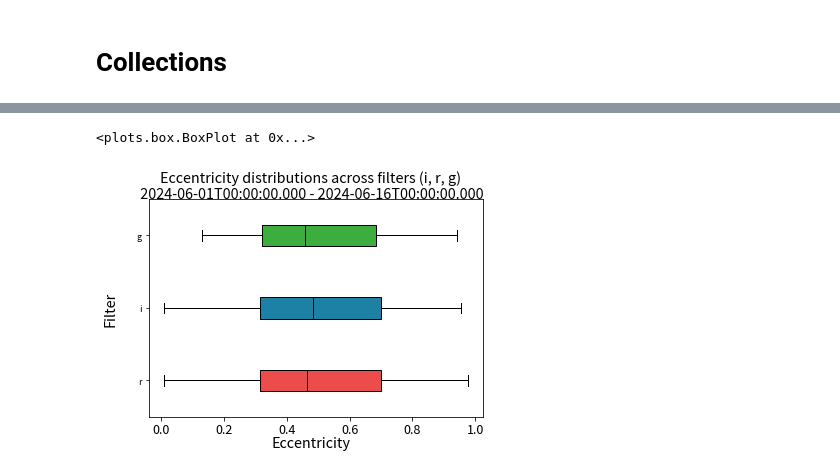
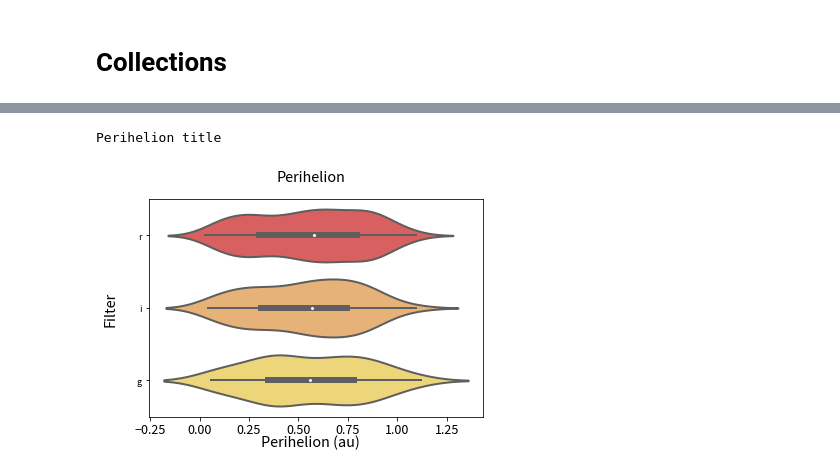
Before and after one commit to QUB-Planet-Lab/LSST_Solar_System_Plotting_Tools, a Jupyter notebook: PlottingTools/Tutorial/class_examples.ipynb, the cells around one changed output, grey strips where cells are left out. Drawn from its saved outputs; the diff is of its cells as text; code cells hidden in the pictures.

Commit message:
Update class examples

```diff
--- a/PlottingTools/Tutorial/class_examples.ipynb
+++ b/PlottingTools/Tutorial/class_examples.ipynb
@@ -96,13 +112,17 @@ example_2.plot_objects(
 # %%
-example_2.orbital_param_distribution(
-    "eccentricity",
+x = example_2.orbital_param_distribution(
+    parameter = "perihelion",
      start_time = "2024-06-01",
     end_time = "2024-06-16",
-    filters = ["g", "r", "i"]
+    filters = ["g", "r", "i"],
+    title = "Perihelion",
+    plot_type = "violin",
 )
+
+#semi-major axis needs fixed, color scheme updated
 # %% [output]
-<plots.box.BoxPlot at 0x...>
+Perihelion title
-[figure, old version]
+[figure, new version]
 # %%
 y = example_2.tisserand_relations(
     start_time = "2024-06-01",
```
Also changed, not shown: parts of 11 cells of this notebook, 1 other file.
